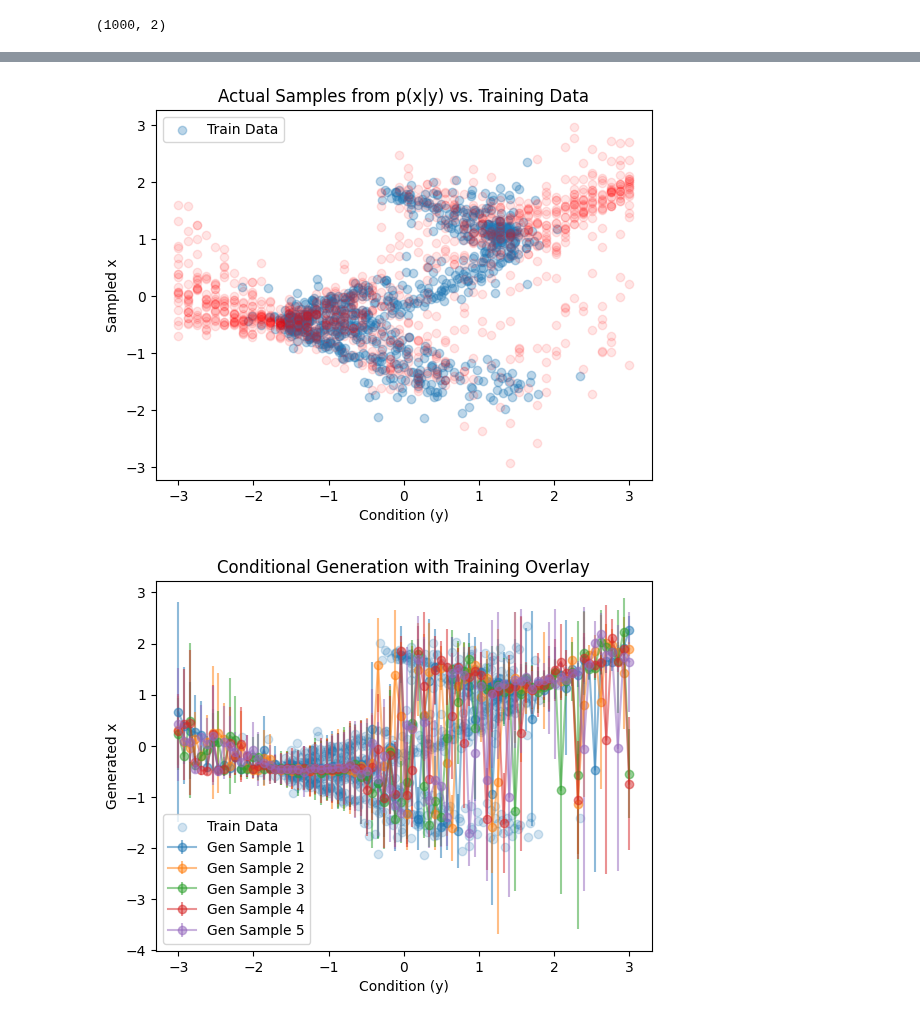
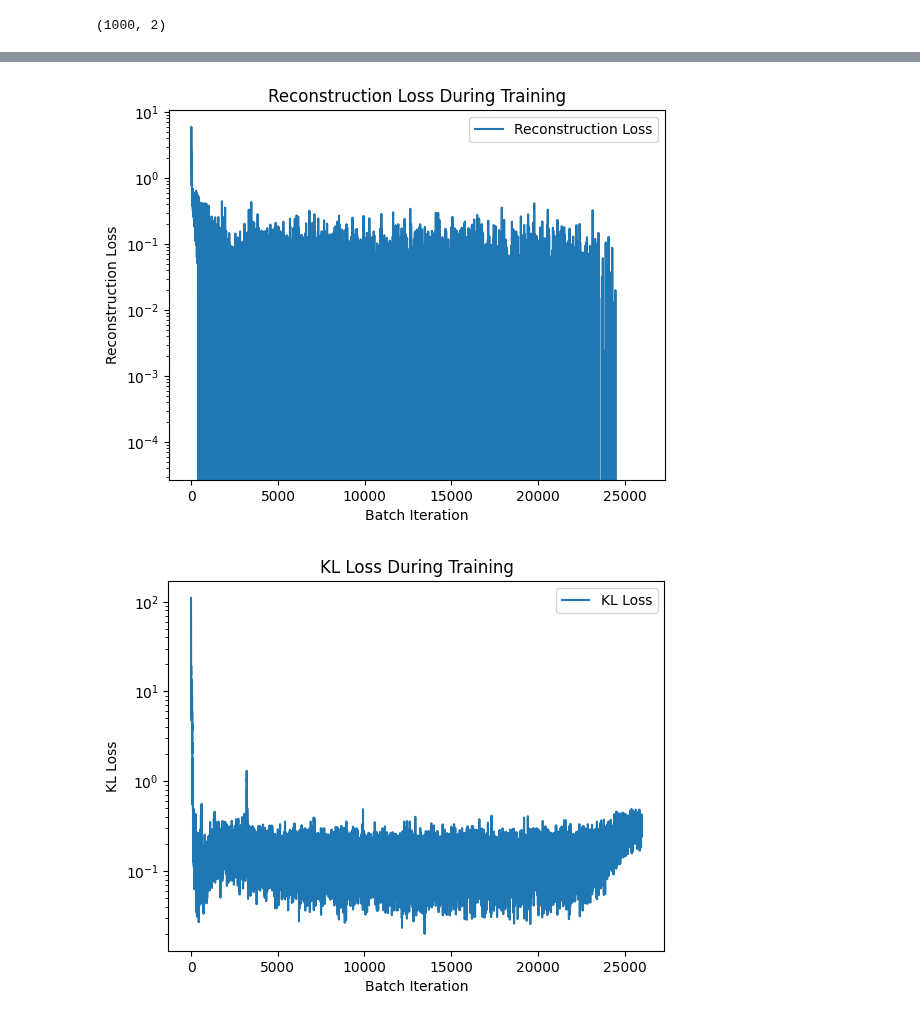
Before and after one commit to ruiziyan9/AL-CFM, a Jupyter notebook: CITNP/notebooks/cond_vae.ipynb, the cells around one changed output, grey strips where cells are left out. Saved outputs shown, nothing was run; the diff lists cells and outputs as text; code cells hidden in the pictures.

```diff
--- a/CITNP/notebooks/cond_vae.ipynb
+++ b/CITNP/notebooks/cond_vae.ipynb
@@ -255,8 +255,7 @@ def cvae_loss_function(x, x_mean, x_logvar, z_mean, z_logvar):
     # KL_i = 0.5 * sum(exp(logvar_z) + mean_z^2 - 1 - logvar_z), sum over z_dim
     kl_i   = 0.5 * torch.sum(torch.exp(z_logvar) + z_mean**2 - 1.0 - z_logvar, dim=1)
     kl_loss = torch.mean(kl_i)  # average over batch
-
-    return recon_loss + kl_loss
+    return recon_loss + kl_loss, recon_loss, kl_loss
 
 
 ###############################################################################
@@ -265,6 +264,10 @@ def cvae_loss_function(x, x_mean, x_logvar, z_mean, z_logvar):
 def train_cvae(model, train_loader, val_loader, n_samples=1, num_epochs=10, lr=1e-3, device='cpu'):
     optimizer = optim.Adam(model.parameters(), lr=lr)
     model.to(device)
+    model.train()
+
+    all_recon_loss = []
+    all_kl_loss = []
 
     for epoch in range(num_epochs):
         model.train()
@@ -276,9 +279,12 @@ def train_cvae(model, train_loader, val_loader, n_samples=1, num_epochs=10, lr=1
 
             optimizer.zero_grad()
             x_mean, x_logvar, z_mean, z_logvar = model(x_batch, y_batch, n_samples=n_samples)
-            loss = cvae_loss_function(x_batch, x_mean, x_logvar, z_mean, z_logvar)
+            loss, recon_loss, kl_loss = cvae_loss_function(x_batch, x_mean, x_logvar, z_mean, z_logvar)
             loss.backward()
             optimizer.step()
+
+            all_recon_loss.append(recon_loss.item())
+            all_kl_loss.append(kl_loss.item())
 
             total_train_loss += loss.item() * x_batch.size(0)
 
@@ -290,13 +296,32 @@ def train_cvae(model, train_loader, val_loader, n_samples=1, num_epochs=10, lr=1
                 x_val = x_val.to(device)
                 y_val = y_val.to(device)
                 x_mean, x_logvar, z_mean, z_logvar = model(x_val, y_val, n_samples=n_samples)
-                val_loss = cvae_loss_function(x_val, x_mean, x_logvar, z_mean, z_logvar)
+                val_loss, _, _ = cvae_loss_function(x_val, x_mean, x_logvar, z_mean, z_logvar)
                 total_val_loss += val_loss.item() * x_val.size(0)
 
         avg_train_loss = total_train_loss / len(train_loader.dataset)
         avg_val_loss   = total_val_loss / len(val_loader.dataset)
         print(f"Epoch [{epoch+1}/{num_epochs}] "
               f"Train Loss: {avg_train_loss:.4f} | Val Loss: {avg_val_loss:.4f}")
+    # 1) Plot Reconstruction Loss
+    plt.figure()
+    plt.plot(all_recon_loss, label='Reconstruction Loss')
+    plt.xlabel('Batch Iteration')
+    plt.ylabel('Reconstruction Loss')
+    plt.yscale('log')  # Log-scale on the y-axis
+    plt.title('Reconstruction Loss During Training')
+    plt.legend()
+    plt.show()
+
+    # 2) Plot KL Loss
+    plt.figure()
+    plt.plot(all_kl_loss, label='KL Loss')
+    plt.xlabel('Batch Iteration')
+    plt.ylabel('KL Loss')
+    plt.yscale('log')  # Log-scale on the y-axis
+    plt.title('KL Loss During Training')
+    plt.legend()
+    plt.show()
 
 
 ###############################################################################
@@ -512,2 +537,2 @@ Epoch [2000/2000] Train Loss: -0.1337 | Val Loss: 0.0620
-[figure, old version]
+[figure, new version]
-[figure, old version]
+[figure, new version]
```
Also changed, not shown: parts of 8 cells of this notebook, 5 other files.
